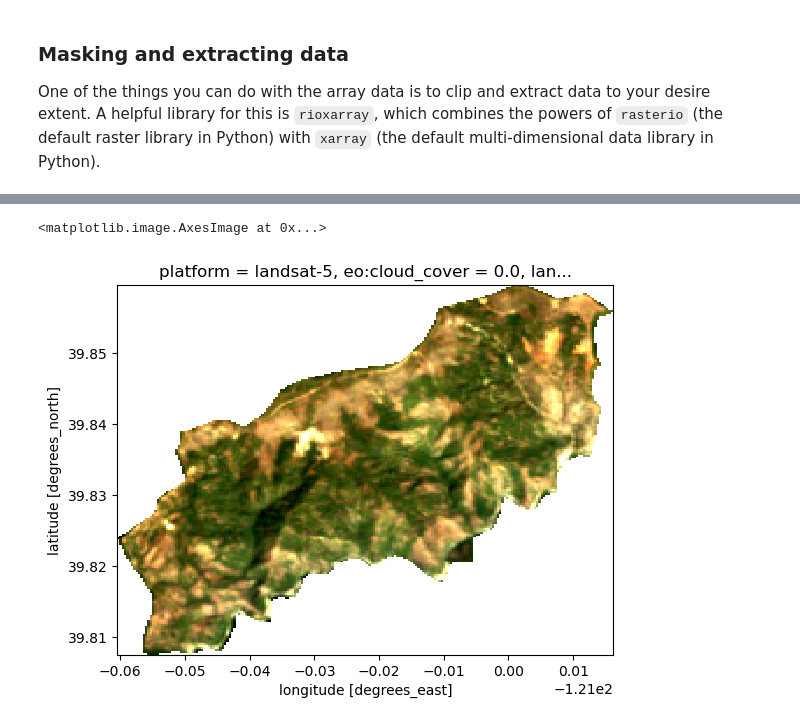
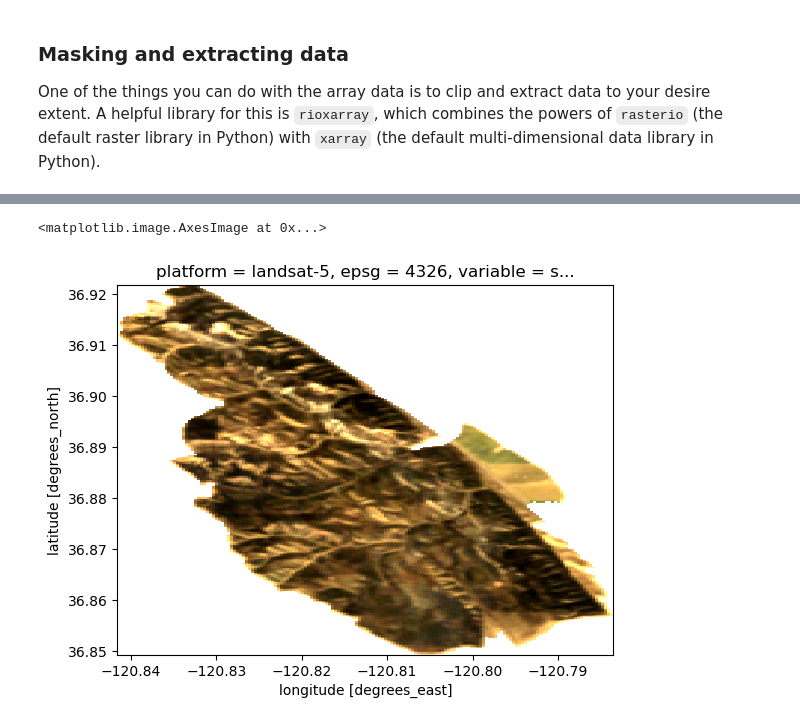
Before and after one commit to flowers-huang/cs325b-wildfire, a Jupyter notebook: tutorial_xarray.ipynb, the cells around one changed output, grey strips where cells are left out. Saved outputs shown, nothing was run; the diff lists cells and outputs as text; code cells hidden in the pictures.

```diff
--- a/tutorial_xarray.ipynb
+++ b/tutorial_xarray.ipynb
@@ -14,7 +14,7 @@ import matplotlib.pyplot as plt
 from src.dnbr import apply_bit_mask_group, apply_bitmask
 # %%
 # Get list of files
-sherlock_path = "/mnt/sherlock/oak/prescribed_data/raw/landsat-c2-l2-post-buf/"
+sherlock_path = "landsat_c2l2_both/"
 paths_to_post = list(Path(sherlock_path).rglob("*.nc4"))
 # %% [markdown]
 ### Open the dataset
@@ -127,6 +131,6 @@ One of the things you can do with the array data is to clip and extract data to
 # %%
 ds = (
-    xr.open_dataset(paths_to_post[120])
+    xr.open_dataset(paths_to_post[170])
     .to_array() # transform to an array rather than the xr.Dataset
     .squeeze()  # just like in numpy, remove all singletons
 )
@@ -162,6 +166,7 @@ wildfires_ca[wildfires_ca.Event_ID == paths_to_post[120].stem].geometry.boundary
 # %%
-clipped = ds.rio.clip(wildfires_ca[wildfires_ca.Event_ID == paths_to_post[120].stem].geometry)
-clipped.median(dim="time").sel(band=["red", "green", "blue"]).plot.imshow(robust=True)
+clipped = ds.rio.clip(wildfires_ca[wildfires_ca.Event_ID == paths_to_post[170].stem].geometry)
+clipped_median = clipped.median(dim="time")
+clipped_median.sel(band=["red", "green", "blue"]).plot.imshow(robust=True)
 # %% [output]
 <matplotlib.image.AxesImage at 0x...>
-[figure, old version]
+[figure, new version]
```
Also changed, not shown: parts of 9 cells of this notebook.
